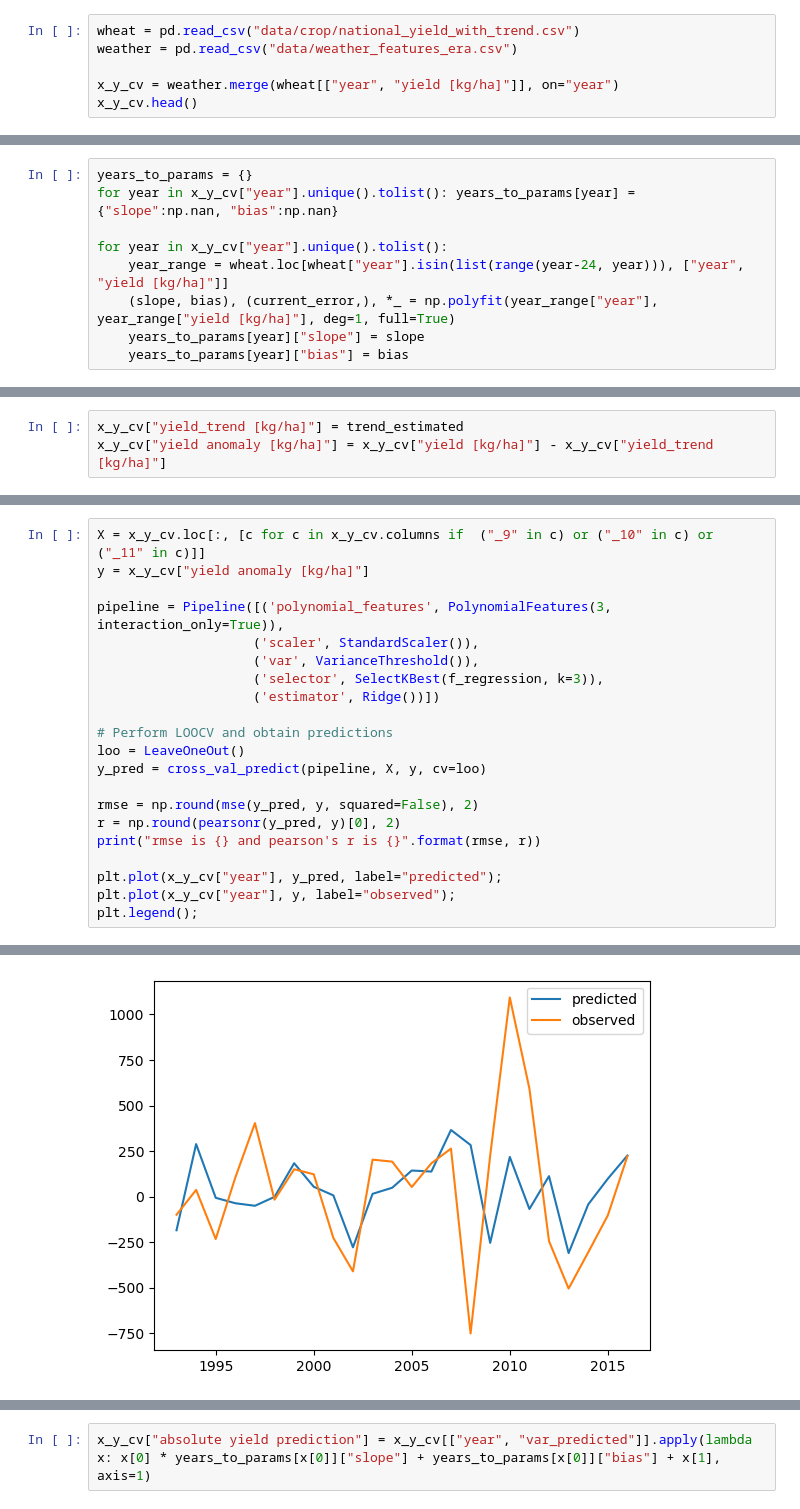
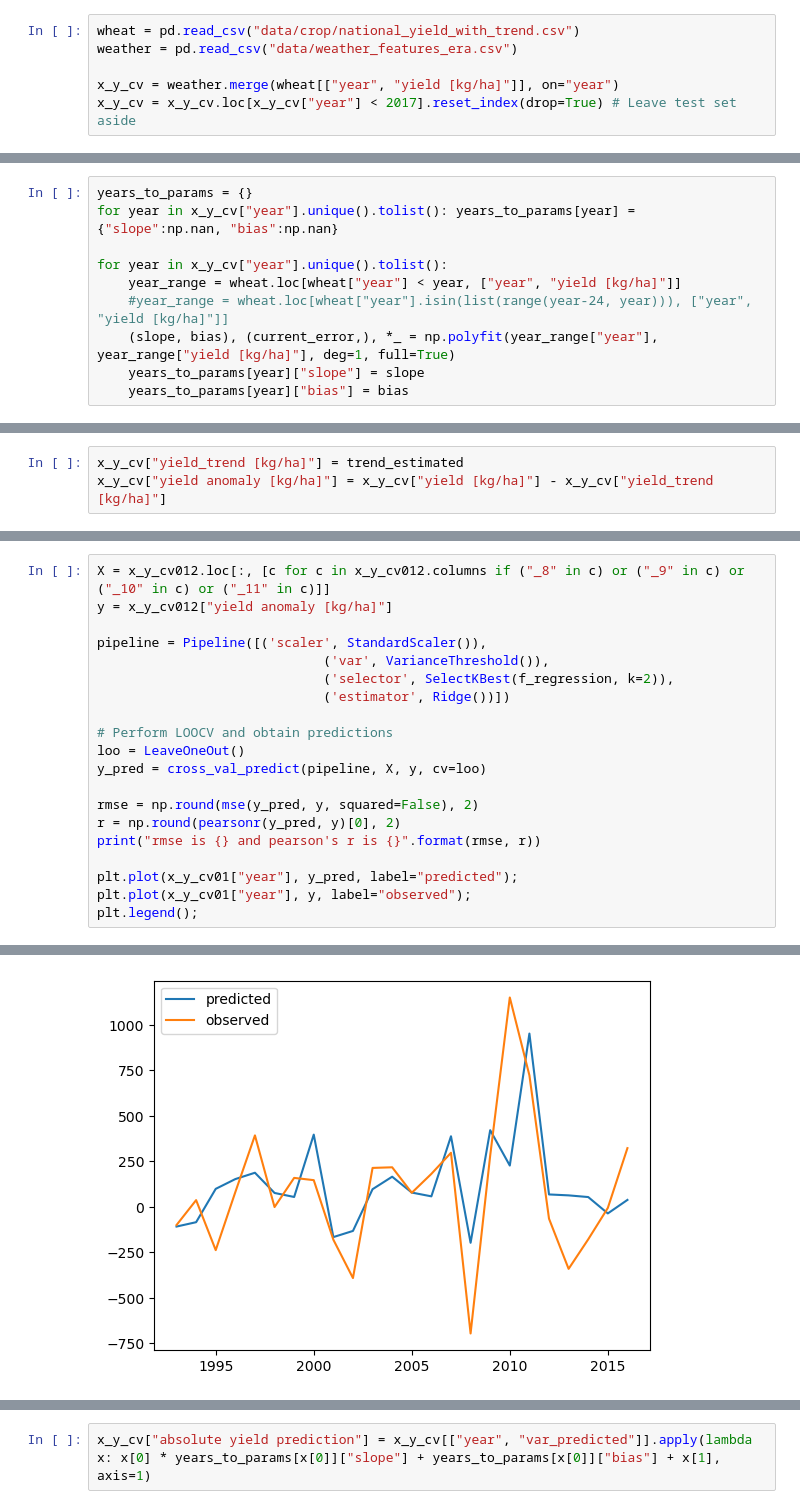
Before and after one commit to mzachow/wheat-yield-forecast-argentina, a Jupyter notebook: train_model.ipynb, the cells around one changed output, grey strips where cells are left out. Saved outputs shown, nothing was run; the diff lists cells and outputs as text.

```diff
--- a/train_model.ipynb
+++ b/train_model.ipynb
@@ -20,4 +20,4 @@ wheat = pd.read_csv("data/crop/national_yield_with_trend.csv")
 weather = pd.read_csv("data/weather_features_era.csv")
 
 x_y_cv = weather.merge(wheat[["year", "yield [kg/ha]"]], on="year")
-x_y_cv.head()
+x_y_cv = x_y_cv.loc[x_y_cv["year"] < 2017].reset_index(drop=True) # Leave test set aside
@@ -34,7 +26,8 @@ years_to_params = {}
 for year in x_y_cv["year"].unique().tolist(): years_to_params[year] = {"slope":np.nan, "bias":np.nan}
 
 for year in x_y_cv["year"].unique().tolist():
-    year_range = wheat.loc[wheat["year"].isin(list(range(year-24, year))), ["year", "yield [kg/ha]"]]
+    year_range = wheat.loc[wheat["year"] < year, ["year", "yield [kg/ha]"]]
+    #year_range = wheat.loc[wheat["year"].isin(list(range(year-24, year))), ["year", "yield [kg/ha]"]]
     (slope, bias), (current_error,), *_ = np.polyfit(year_range["year"], year_range["yield [kg/ha]"], deg=1, full=True)
     years_to_params[year]["slope"] = slope
     years_to_params[year]["bias"] = bias
@@ -107,12 +211,11 @@ rmse is 416.7 and pearson's r is 0.14
 # %%
-X = x_y_cv.loc[:, [c for c in x_y_cv.columns if  ("_9" in c) or ("_10" in c) or ("_11" in c)]]
-y = x_y_cv["yield anomaly [kg/ha]"]
+X = x_y_cv012.loc[:, [c for c in x_y_cv012.columns if ("_8" in c) or ("_9" in c) or ("_10" in c) or ("_11" in c)]]
+y = x_y_cv012["yield anomaly [kg/ha]"]
 
-pipeline = Pipeline([('polynomial_features', PolynomialFeatures(3, interaction_only=True)),
-                    ('scaler', StandardScaler()),
-                    ('var', VarianceThreshold()),
-                    ('selector', SelectKBest(f_regression, k=3)),
-                    ('estimator', Ridge())])
+pipeline = Pipeline([('scaler', StandardScaler()),
+                             ('var', VarianceThreshold()),
+                             ('selector', SelectKBest(f_regression, k=2)),
+                             ('estimator', Ridge())])
 
 # Perform LOOCV and obtain predictions
 loo = LeaveOneOut()
@@ -122,7 +225,7 @@ rmse = np.round(mse(y_pred, y, squared=False), 2)
 r = np.round(pearsonr(y_pred, y)[0], 2)
 print("rmse is {} and pearson's r is {}".format(rmse, r))
 
-plt.plot(x_y_cv["year"], y_pred, label="predicted");
-plt.plot(x_y_cv["year"], y, label="observed");
+plt.plot(x_y_cv01["year"], y_pred, label="predicted");
+plt.plot(x_y_cv01["year"], y, label="observed");
 plt.legend();
 # %% [output]
@@ -130 +233 @@ rmse is 369.83 and pearson's r is 0.24
-[figure, old version]
+[figure, new version]
```
Also changed, not shown: parts of 12 cells of this notebook, 3 other files.
